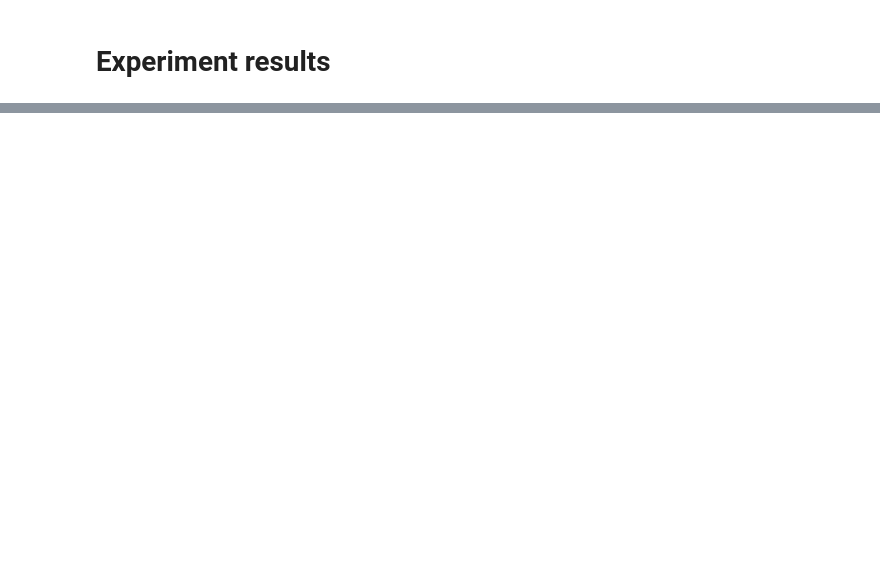
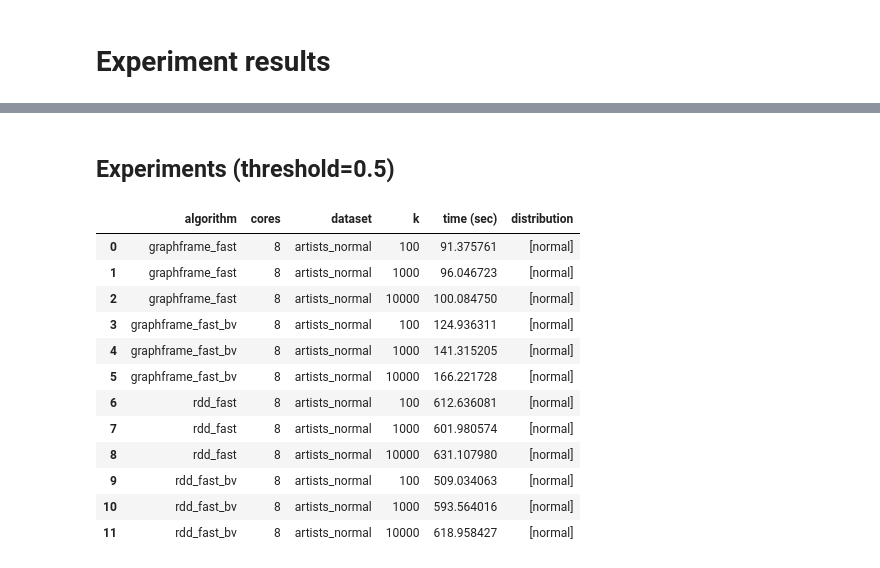
Before and after one commit to papaemman/Mining-of-Massive-Datasets-AUTh, a Jupyter notebook: notebooks/EDA_graph_data.ipynb, the cells around one changed output, grey strips where cells are left out. Cells and saved outputs as stored; diff of their text form; code cells hidden in the pictures; blank space fills up the shorter version.

```diff
--- a/notebooks/EDA_graph_data.ipynb
+++ b/notebooks/EDA_graph_data.ipynb
@@ -278,0 +294,8 @@ dtype: object
+# %%
+# experiments_df
+experiments_threshold_05_df = experiments_threshold_05_df.rename(columns={"script":"algorithm",
+                                                "time":"time (sec)"})
+
+experiments_threshold_05_df["algorithm"] = experiments_threshold_05_df["algorithm"].apply(lambda x: x.split(".")[0])
+
+experiments_threshold_05_df["distribution"] = experiments_threshold_05_df["dataset"].apply(lambda x: "_".join(x.split("_")[1:]))
@@ -352,0 +422,18 @@ fig.show()
+# %% [markdown]
+## Experiments (threshold=0.5)
+# %%
+experiments_threshold_05_df
+# %% [output]
+|  | algorithm | cores | dataset | k | time (sec) | distribution |
+| 0 | graphframe_fast | 8 | artists_normal | 100 | 91.375761 | [normal] |
+| 1 | graphframe_fast | 8 | artists_normal | 1000 | 96.046723 | [normal] |
+| 2 | graphframe_fast | 8 | artists_normal | 10000 | 100.084750 | [normal] |
+| 3 | graphframe_fast_bv | 8 | artists_normal | 100 | 124.936311 | [normal] |
+| 4 | graphframe_fast_bv | 8 | artists_normal | 1000 | 141.315205 | [normal] |
+| 5 | graphframe_fast_bv | 8 | artists_normal | 10000 | 166.221728 | [normal] |
+| 6 | rdd_fast | 8 | artists_normal | 100 | 612.636081 | [normal] |
+| 7 | rdd_fast | 8 | artists_normal | 1000 | 601.980574 | [normal] |
+| 8 | rdd_fast | 8 | artists_normal | 10000 | 631.107980 | [normal] |
+| 9 | rdd_fast_bv | 8 | artists_normal | 100 | 509.034063 | [normal] |
+| 10 | rdd_fast_bv | 8 | artists_normal | 1000 | 593.564016 | [normal] |
+| 11 | rdd_fast_bv | 8 | artists_normal | 10000 | 618.958427 | [normal] |
```
Also changed, not shown: parts of 63 cells of this notebook, 43 other files.
